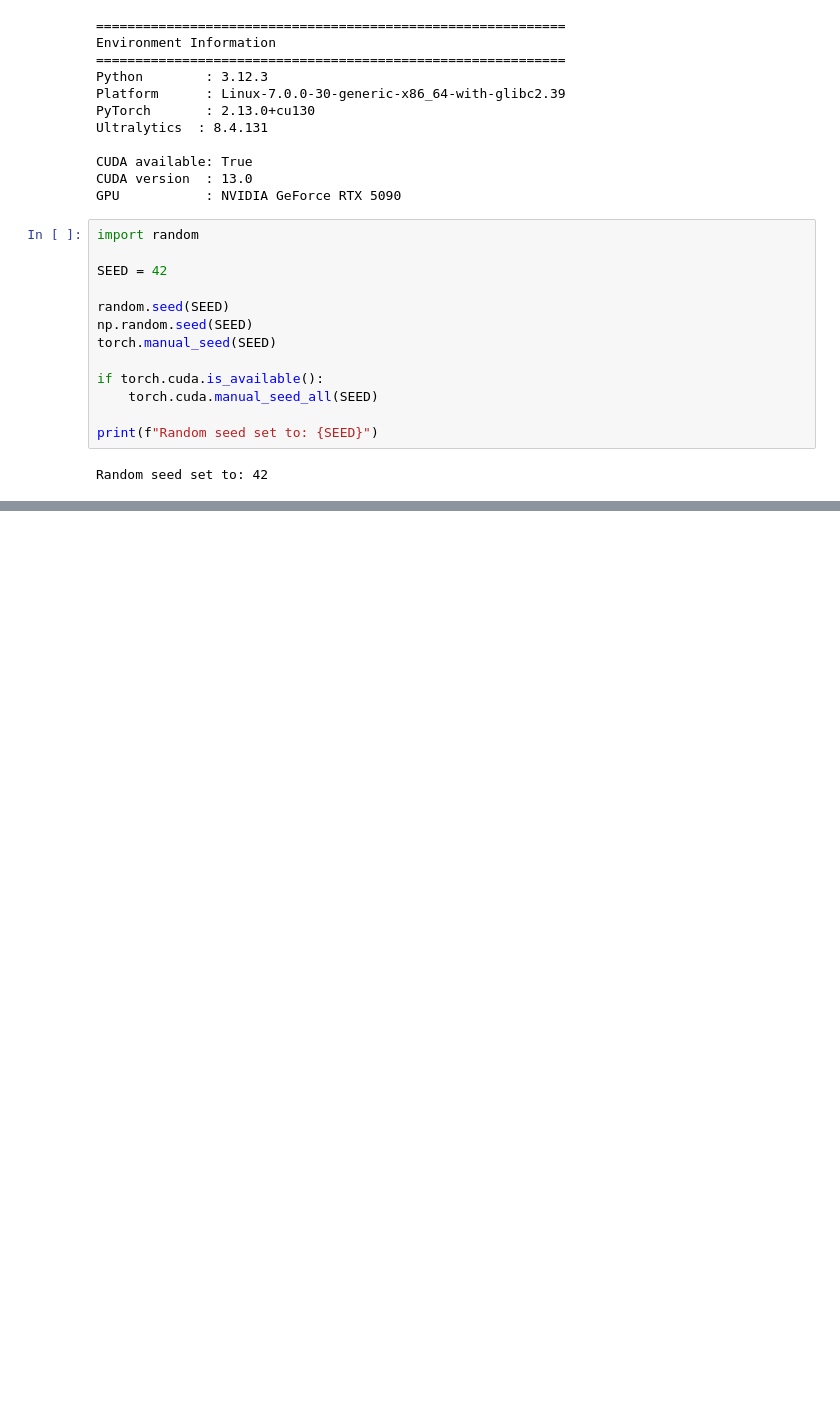
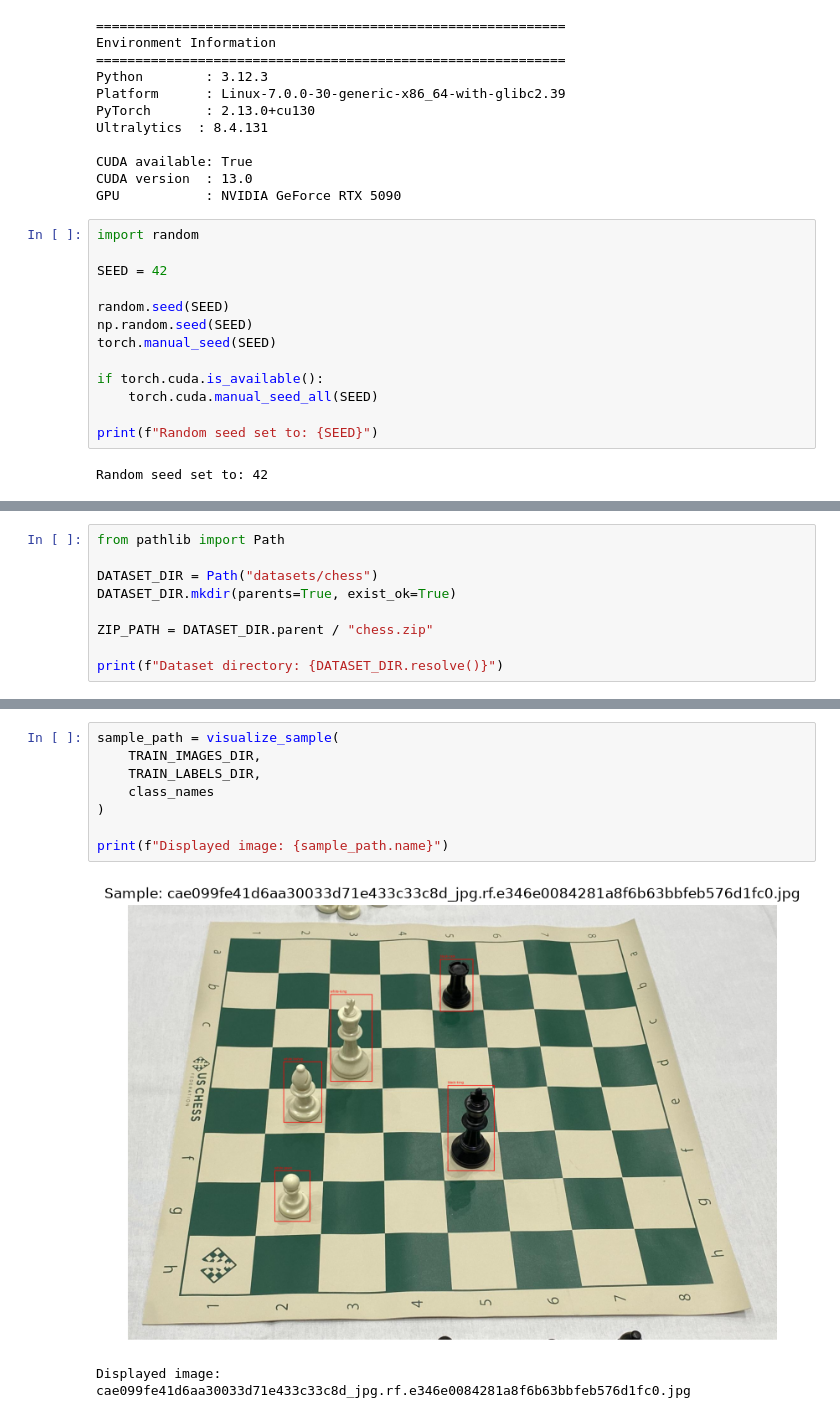
Before and after one commit to digesaremarco/Chess_Piece_Detection_ArdunioUNOQ, a Jupyter notebook: YOLOv11n_Chess_Fine_Tuning.ipynb, the cells around one changed output, grey strips where cells are left out. Saved outputs shown, nothing was run; the diff lists cells and outputs as text; blank space fills up the shorter version.

```diff
--- a/YOLOv11n_Chess_Fine_Tuning.ipynb
+++ b/YOLOv11n_Chess_Fine_Tuning.ipynb
@@ -118,0 +124,9 @@ Random seed set to: 42
+# %%
+from pathlib import Path
+
+DATASET_DIR = Path("datasets/chess")
+DATASET_DIR.mkdir(parents=True, exist_ok=True)
+
+ZIP_PATH = DATASET_DIR.parent / "chess.zip"
+
+print(f"Dataset directory: {DATASET_DIR.resolve()}")
@@ -118,0 +697,11 @@ Random seed set to: 42
+# %%
+sample_path = visualize_sample(
+    TRAIN_IMAGES_DIR,
+    TRAIN_LABELS_DIR,
+    class_names
+)
+
+print(f"Displayed image: {sample_path.name}")
+# %% [output]
+[figure, added]
+Displayed image: cae099fe41d6aa30033d71e433c33c8d_jpg.rf.e346e0084281a8f6b63bbfeb576d1fc0.jpg
```
Also changed, not shown: parts of 23 cells of this notebook.
